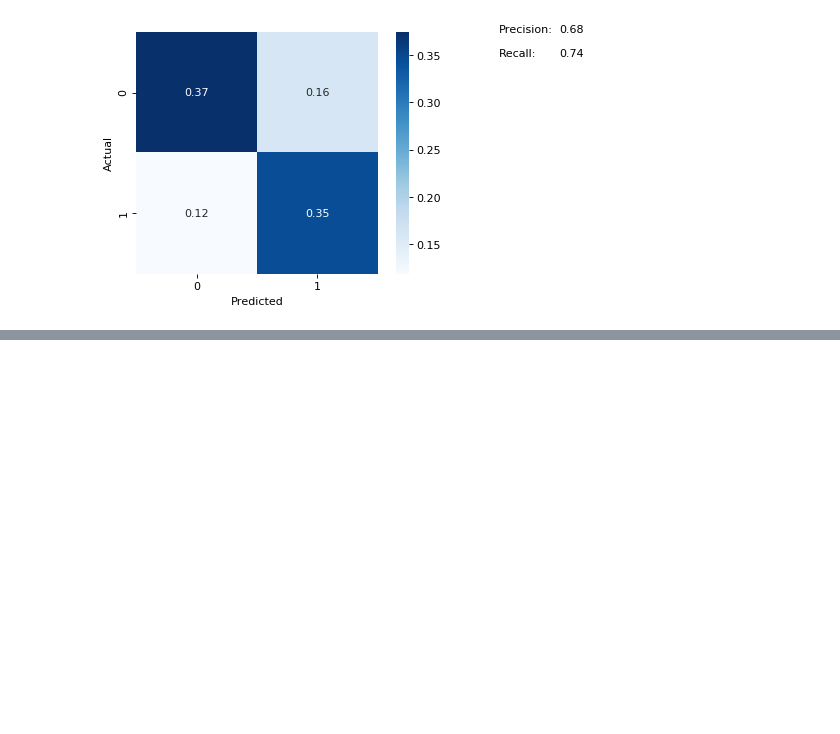
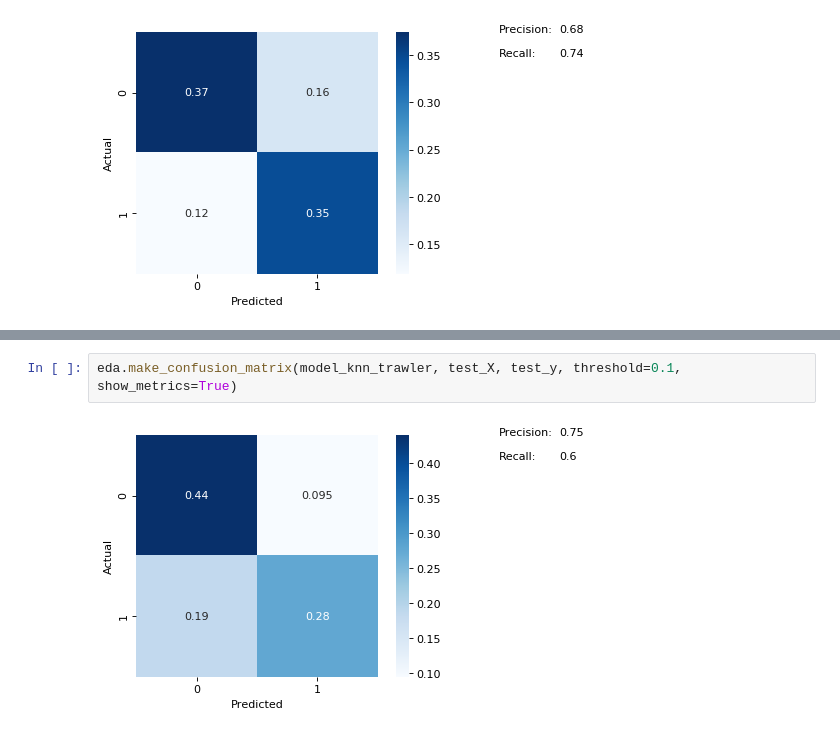
Before and after one commit to KunojiLym/metis_project_3, a Jupyter notebook: eda-fishing-all.ipynb, the cells around one changed output, grey strips where cells are left out. Saved outputs shown, nothing was run; the diff lists cells and outputs as text; blank space fills up the shorter version.

```diff
--- a/eda-fishing-all.ipynb
+++ b/eda-fishing-all.ipynb
@@ -204,0 +228,4 @@ KNN performs much better... but also has crap for performance
+# %%
+eda.make_confusion_matrix(model_knn_trawler, test_X, test_y, threshold=0.1, show_metrics=True)
+# %% [output]
+[figure, added]
```
Also changed, not shown: parts of 16 cells of this notebook, 7 other files.
